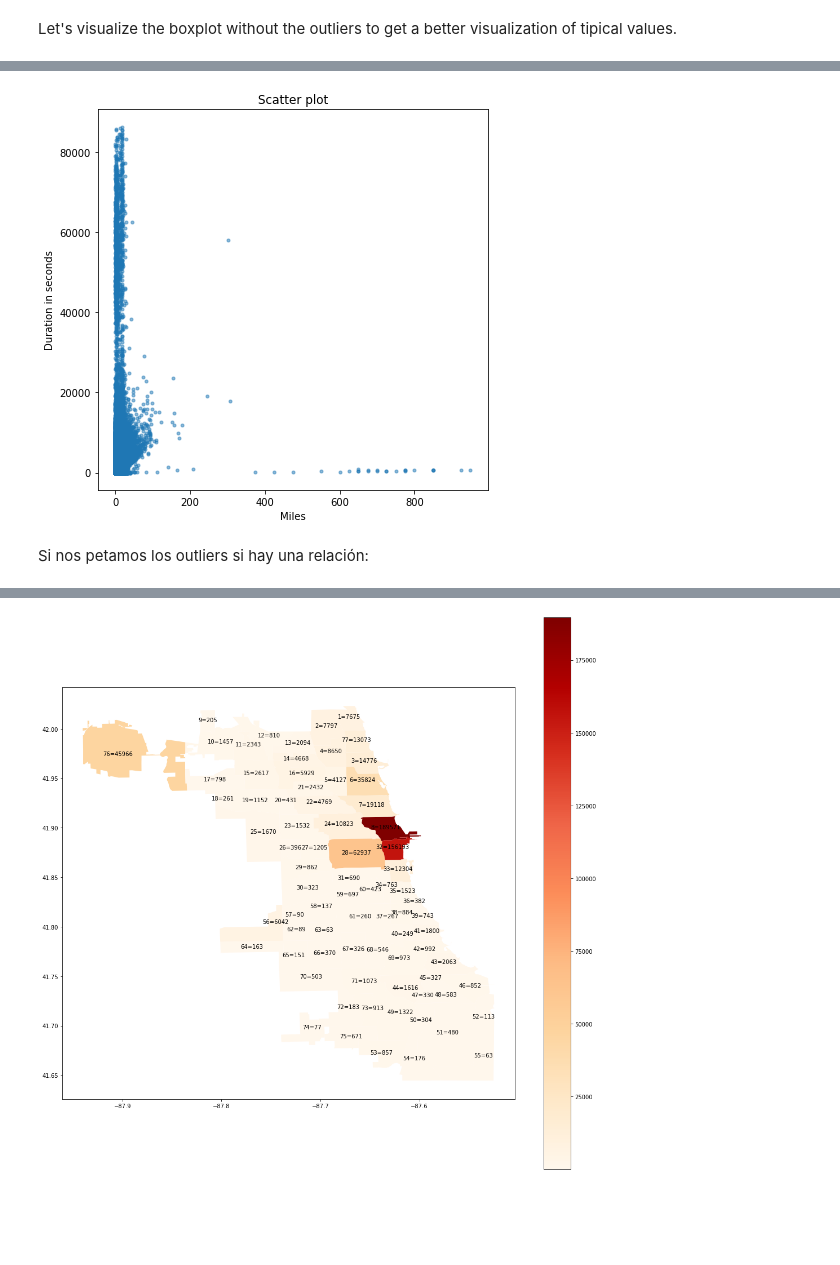
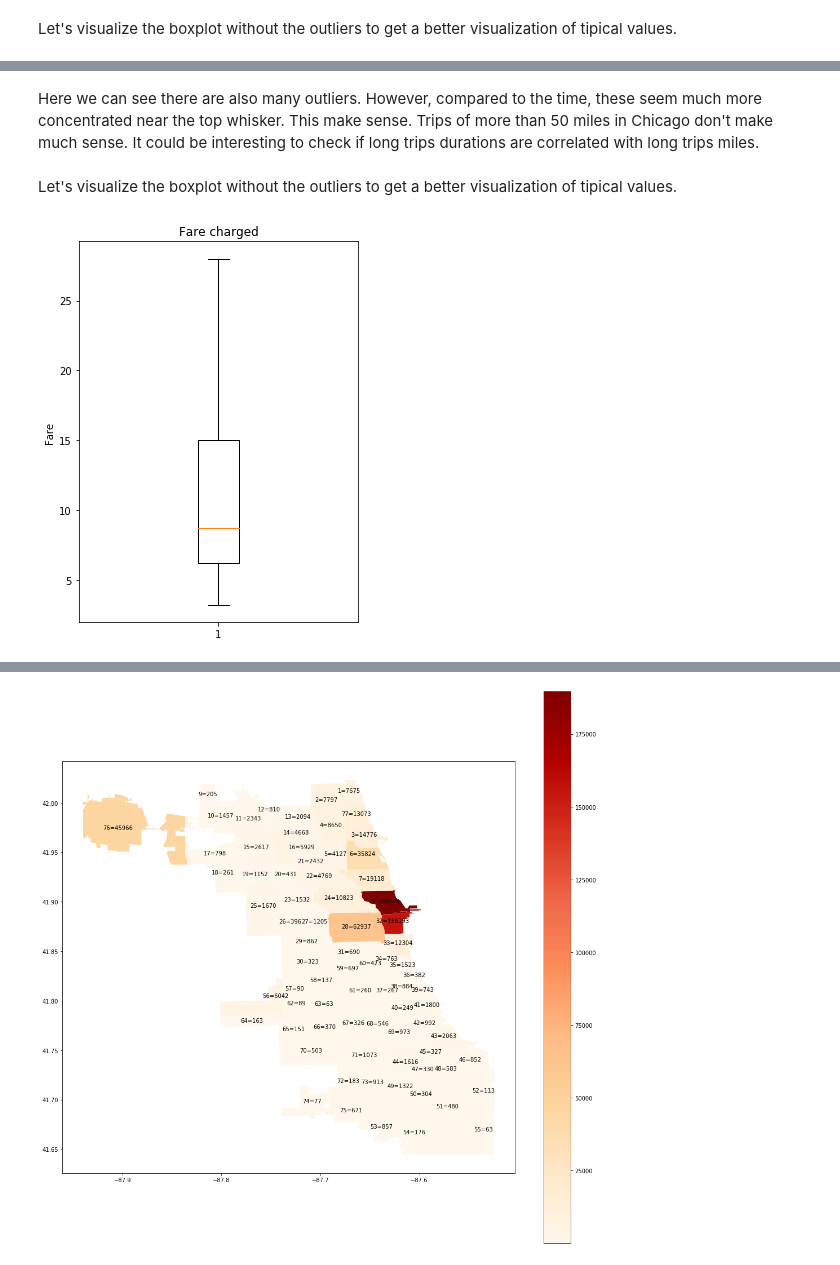
Before and after one commit to alexisgaziello/CSP_MATH_571_taxi_oracle, a Jupyter notebook: src/trips_cleaning.ipynb, the cells around one changed output, grey strips where cells are left out. Saved outputs shown, nothing was run; the diff lists cells and outputs as text; code cells hidden in the pictures; blank space fills up the shorter version.

```diff
--- a/src/trips_cleaning.ipynb
+++ b/src/trips_cleaning.ipynb
@@ -376,7 +375,7 @@ df = df.loc[
     &
 
     #Smaller than max value
-    (df['fare'] <= ((df['trip_miles']* 2.25 + 3.25) + 0.2*df['trip_seconds']))
+    (df['fare'] <= ((df['trip_miles']* 2.25 + 3.25) + 0.2/36*df['trip_seconds']))
 ]
 # %%
 print("% of Wrong Fare Data erased: {:.2f}%".format(100 * (1-(df.shape[0]/old_df[0]))))
@@ -420,0 +438,5 @@ plt.show()
+# %%
+df = df.loc[
+    # Bigger than min value
+    (df['fare'] >= (df['trip_seconds']* 0.2/36 + 3.25))
+]
@@ -438,0 +517,11 @@ plt.show()
+# %%
+df = df.loc[
+    # Bigger than min value
+    (df['trip_seconds'] >= (df['trip_miles']* 72))
+
+    # or
+    |
+
+    # Trips don't make minimum miles condition
+    (df['trip_miles'] < 5)
+]
@@ -676,11 +703,12 @@ Check if in average, time corresponds to an aproximate quantity of miles, taking
+# %% [markdown]
+Here we can see there are also many outliers. However, compared to the time, these seem much more concentrated near the top whisker. This make sense. Trips of more than 50 miles in Chicago don't make much sense. It could be interesting to check if long trips durations are correlated with long trips miles.
+# %% [markdown]
+Let's visualize the boxplot without the outliers to get a better visualization of tipical values.
 # %%
-fig, ax = plt.subplots(figsize=(7,7))
-ax.scatter(df['trip_miles'], df['trip_seconds'], marker='.', alpha=0.5)
-ax.set_title('Scatter plot')
-ax.set_ylabel('Duration in seconds')
-ax.set_xlabel('Miles')
+fig, ax = plt.subplots(figsize=(5,7))
+ax.boxplot(df['fare'], showfliers=False)
+ax.set_title('Fare charged')
+ax.set_ylabel('Fare')
 plt.show()
 # %% [output]
-[figure, old version]
+[figure, new version]
-# %% [markdown]
-Si nos petamos los outliers si hay una relación:
```
Also changed, not shown: parts of 62 cells of this notebook.
